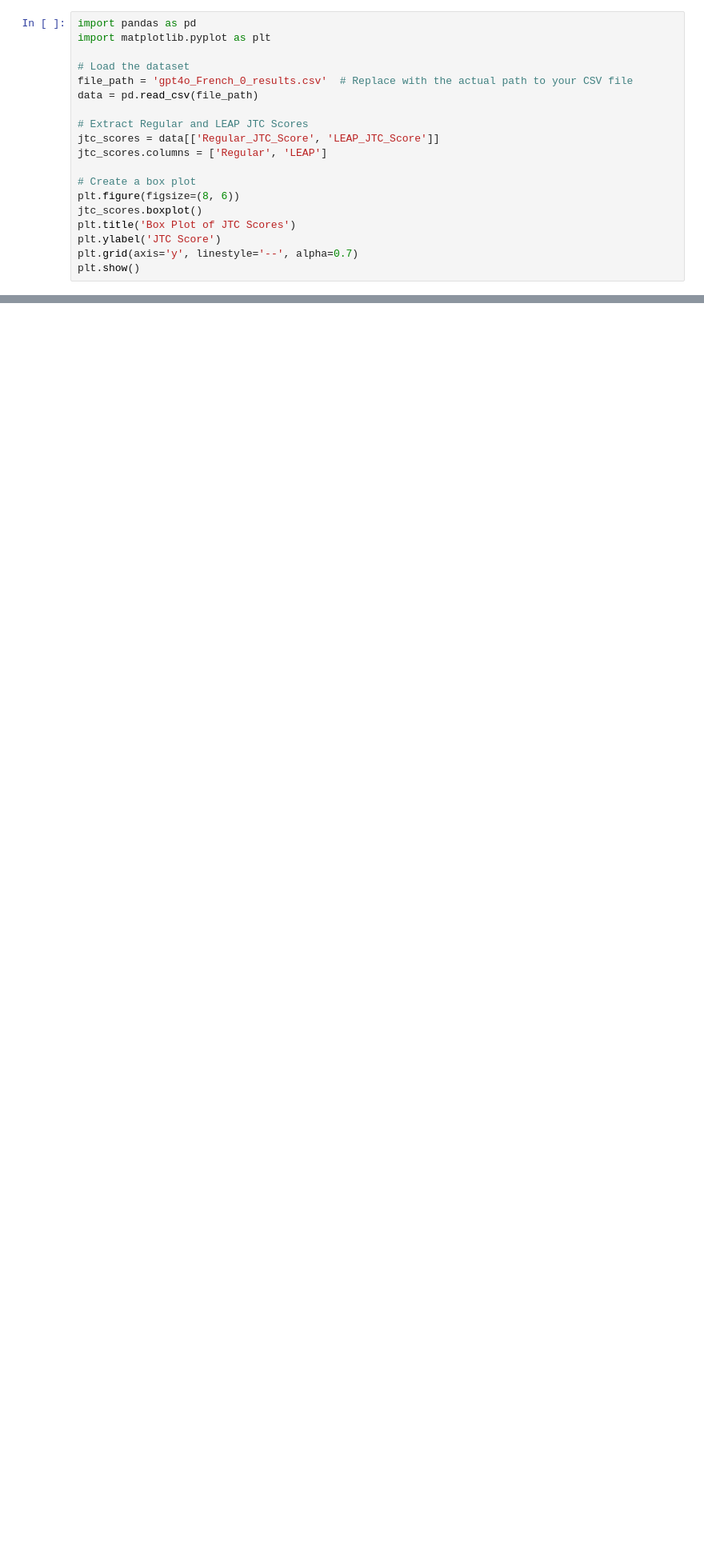
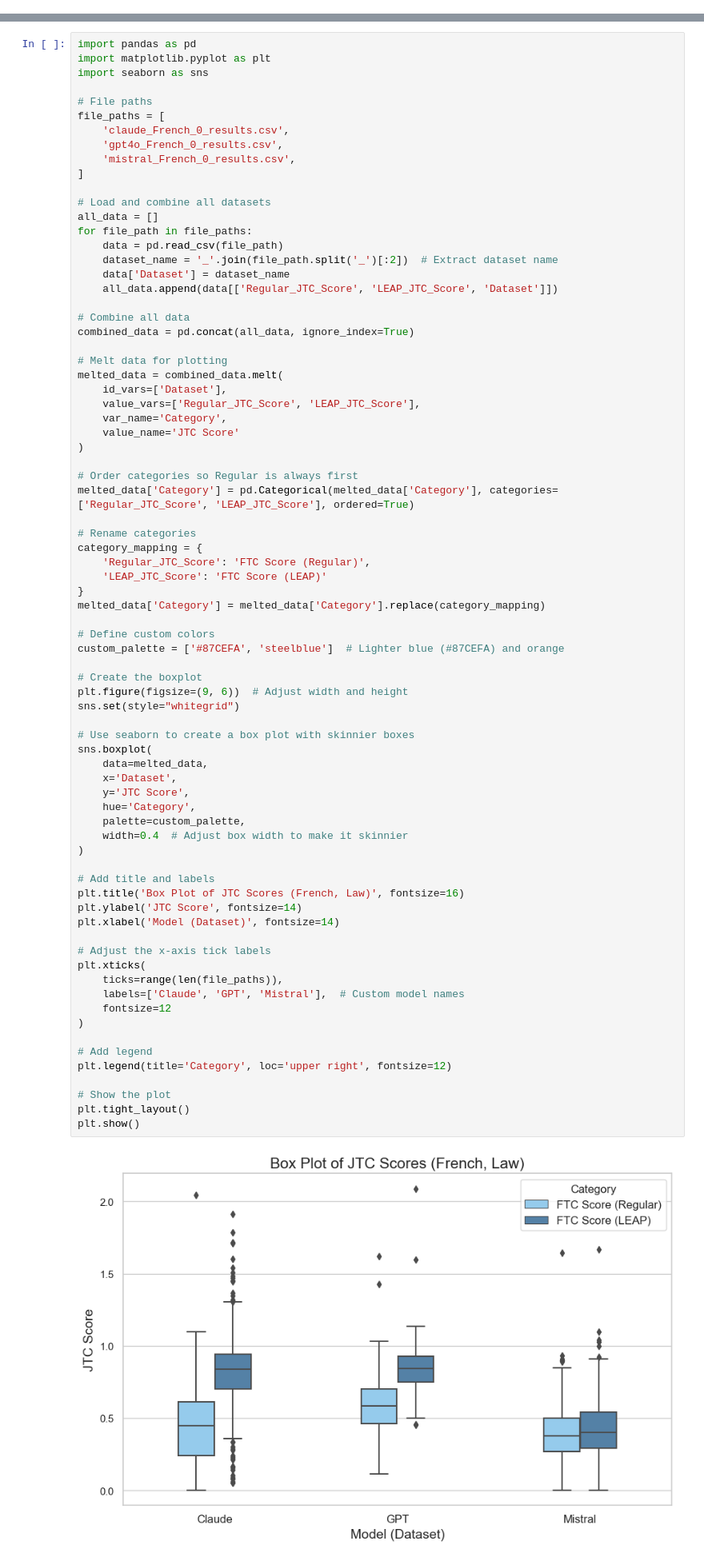
Before and after one commit to jared-ni/6.8610-project, a Jupyter notebook: results/jared_plots.ipynb, the cells around one changed output, grey strips where cells are left out. Shown: that part at 80% size. Saved outputs shown, nothing was run; the diff lists cells and outputs as text; blank space fills up the shorter version.

Commit message:
JTC Score box plots

```diff
--- a/results/jared_plots.ipynb
+++ b/results/jared_plots.ipynb
@@ -1,19 +0,0 @@
-# %%
-import pandas as pd
-import matplotlib.pyplot as plt
-
-# Load the dataset
-file_path = 'gpt4o_French_0_results.csv'  # Replace with the actual path to your CSV file
-data = pd.read_csv(file_path)
-
-# Extract Regular and LEAP JTC Scores
-jtc_scores = data[['Regular_JTC_Score', 'LEAP_JTC_Score']]
-jtc_scores.columns = ['Regular', 'LEAP']
-
-# Create a box plot
-plt.figure(figsize=(8, 6))
-jtc_scores.boxplot()
-plt.title('Box Plot of JTC Scores')
-plt.ylabel('JTC Score')
-plt.grid(axis='y', linestyle='--', alpha=0.7)
-plt.show()
@@ -21,0 +1,78 @@ KeyError: "None of [Index(['Regular_JTC_Score', 'LEAP_JTC_Score'], dtype='object
+# %%
+import pandas as pd
+import matplotlib.pyplot as plt
+import seaborn as sns
+
+# File paths
+file_paths = [
+    'claude_French_0_results.csv',
+    'gpt4o_French_0_results.csv',
+    'mistral_French_0_results.csv',
+]
+
+# Load and combine all datasets
+all_data = []
+for file_path in file_paths:
+    data = pd.read_csv(file_path)
+    dataset_name = '_'.join(file_path.split('_')[:2])  # Extract dataset name
+    data['Dataset'] = dataset_name
+    all_data.append(data[['Regular_JTC_Score', 'LEAP_JTC_Score', 'Dataset']])
+
+# Combine all data
+combined_data = pd.concat(all_data, ignore_index=True)
+
+# Melt data for plotting
+melted_data = combined_data.melt(
+    id_vars=['Dataset'],
+    value_vars=['Regular_JTC_Score', 'LEAP_JTC_Score'],
+    var_name='Category',
+    value_name='JTC Score'
+)
+
+# Order categories so Regular is always first
+melted_data['Category'] = pd.Categorical(melted_data['Category'], categories=['Regular_JTC_Score', 'LEAP_JTC_Score'], ordered=True)
+
+# Rename categories
+category_mapping = {
+    'Regular_JTC_Score': 'FTC Score (Regular)',
+    'LEAP_JTC_Score': 'FTC Score (LEAP)'
+}
+melted_data['Category'] = melted_data['Category'].replace(category_mapping)
+
+# Define custom colors
+custom_palette = ['#87CEFA', 'steelblue']  # Lighter blue (#87CEFA) and orange
+
+# Create the boxplot
+plt.figure(figsize=(9, 6))  # Adjust width and height
+sns.set(style="whitegrid")
+
+# Use seaborn to create a box plot with skinnier boxes
+sns.boxplot(
+    data=melted_data,
+    x='Dataset',
+    y='JTC Score',
+    hue='Category',
+    palette=custom_palette,
+    width=0.4  # Adjust box width to make it skinnier
+)
+
+# Add title and labels
+plt.title('Box Plot of JTC Scores (French, Law)', fontsize=16)
+plt.ylabel('JTC Score', fontsize=14)
+plt.xlabel('Model (Dataset)', fontsize=14)
+
+# Adjust the x-axis tick labels
+plt.xticks(
+    ticks=range(len(file_paths)),
+    labels=['Claude', 'GPT', 'Mistral'],  # Custom model names
+    fontsize=12
+)
+
+# Add legend
+plt.legend(title='Category', loc='upper right', fontsize=12)
+
+# Show the plot
+plt.tight_layout()
+plt.show()
+# %% [output]
+[figure, added]
```
Also changed, not shown: parts of 4 cells of this notebook.
